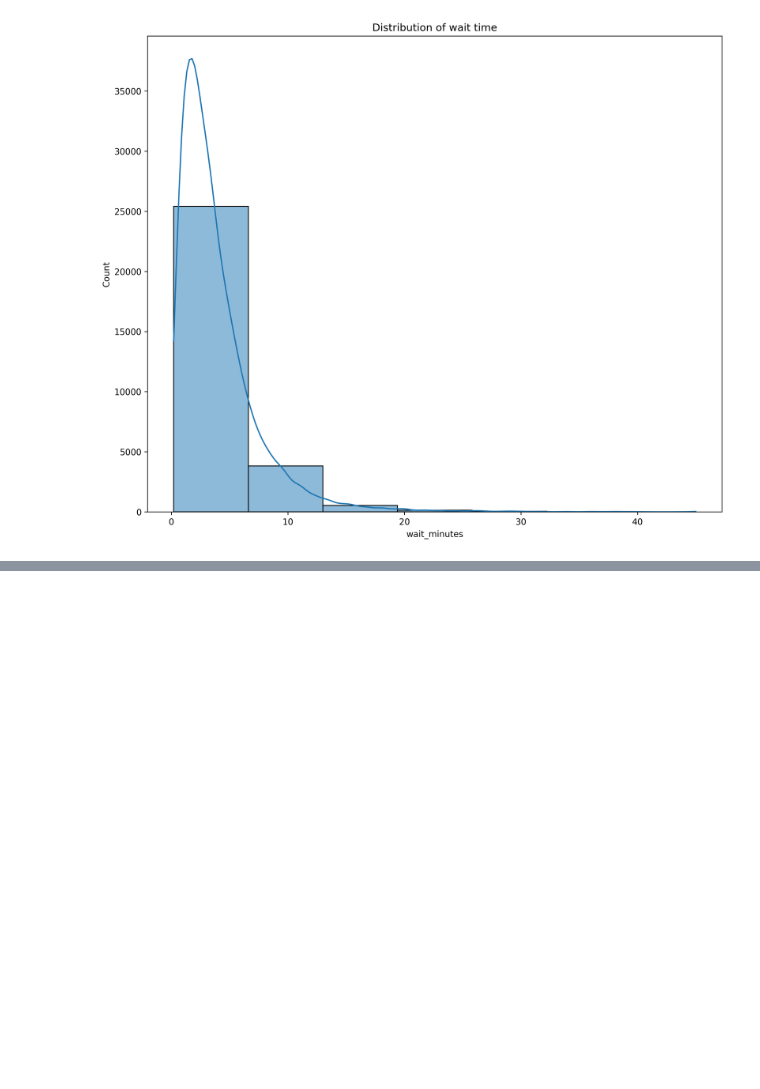
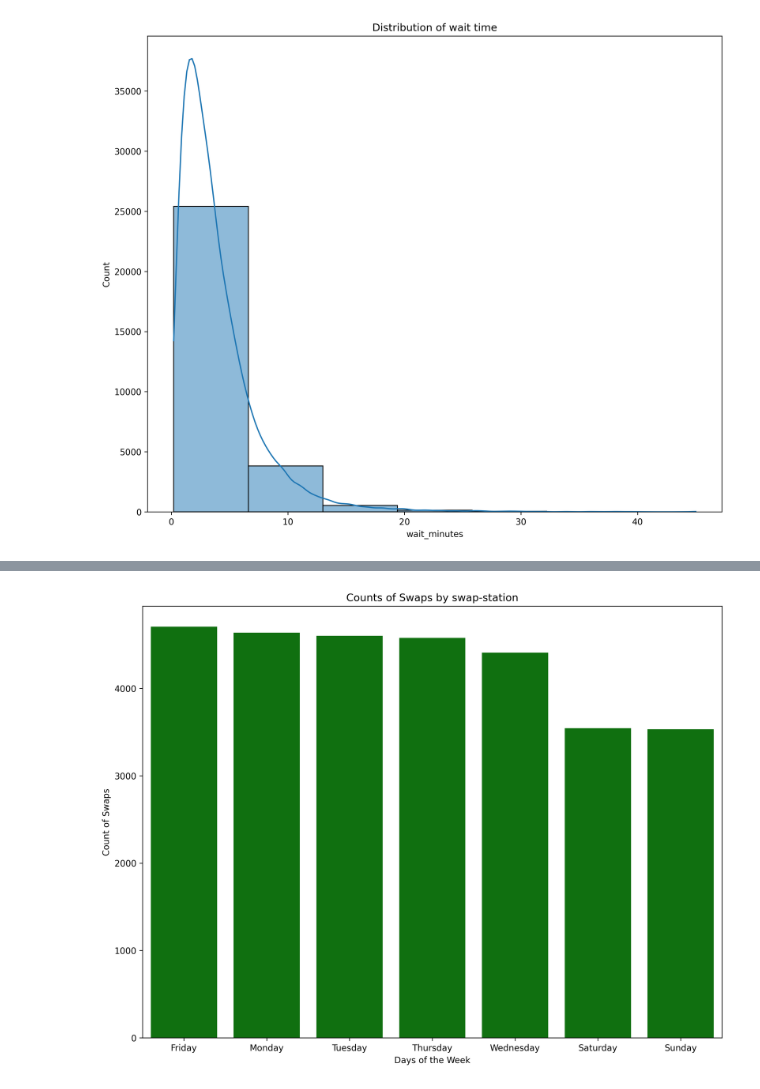
Before and after one commit to manafosman-dev/ev_swap_network_bi, a Jupyter notebook: notebooks/analytics.ipynb, the cells around one changed output, grey strips where cells are left out. Saved outputs shown, nothing was run; the diff lists cells and outputs as text; code cells hidden in the pictures; blank space fills up the shorter version.

```diff
--- a/notebooks/analytics.ipynb
+++ b/notebooks/analytics.ipynb
@@ -139,0 +260,4 @@ print("")
+# %%
+#Peak days
+peak_days = (transactions_df.groupby("day")["swap_id"].count().sort_values(ascending=False))
+peak_days
@@ -139,0 +274,9 @@ print("")
+# %%
+plt.figure(figsize=(12,9),dpi=300)
+sns.barplot(data=peak_days,color = "green")
+plt.xlabel("Days of the Week")
+plt.ylabel("Count of Swaps")
+plt.title("Counts of Swaps by swap-station")
+plt.show()
+# %% [output]
+[figure, added]
```
Also changed, not shown: parts of 18 cells of this notebook.
